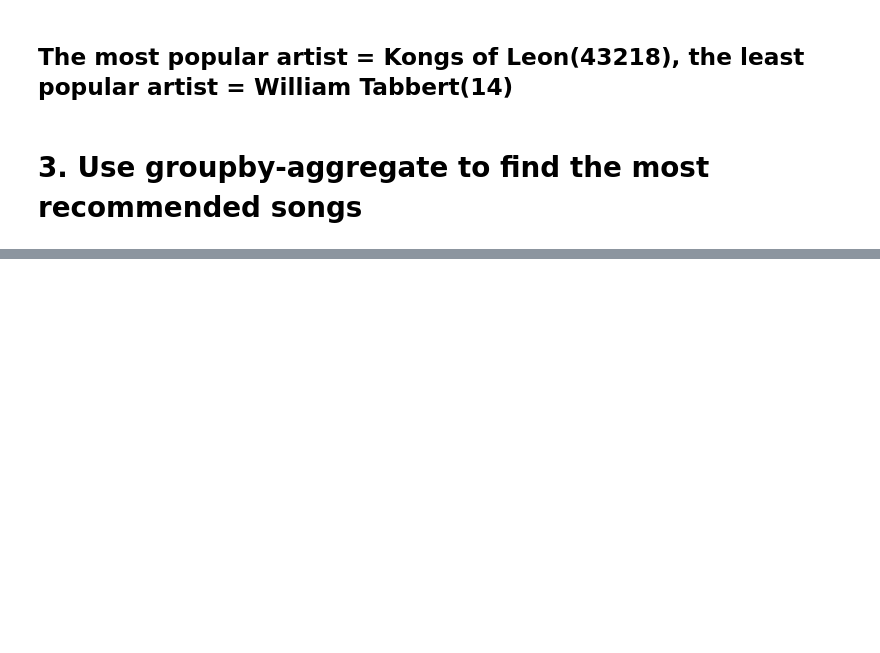
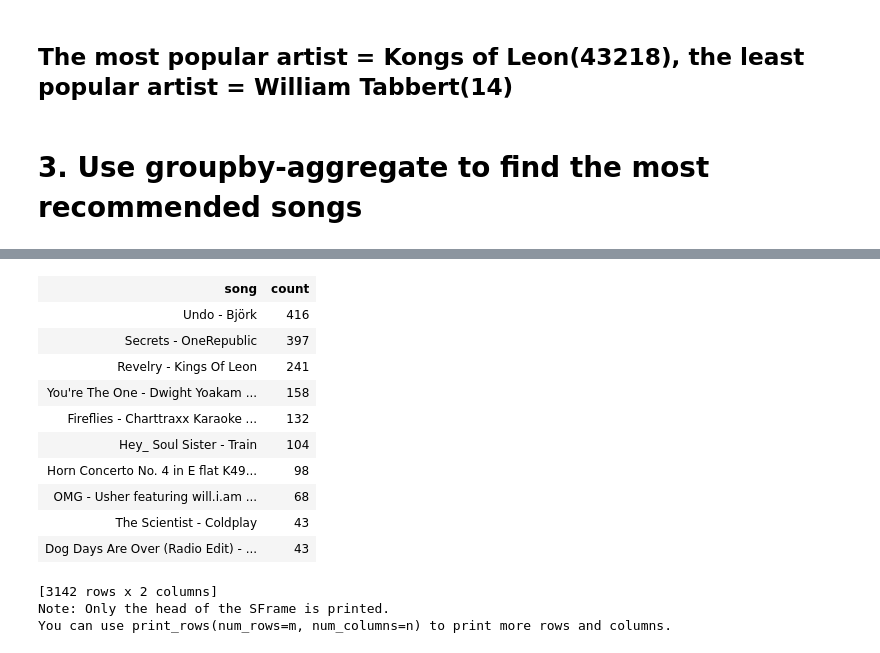
Before and after one commit to SYYoung/UW_MachineLearning, a Jupyter notebook: Course1/Week 5/Assg5.ipynb, the cells around one changed output, grey strips where cells are left out. Drawn from its saved outputs; the diff is of its cells as text; code cells hidden in the pictures; blank space fills up the shorter version.

```diff
--- a/Course1/Week 5/Assg5.ipynb
+++ b/Course1/Week 5/Assg5.ipynb
@@ -109,0 +136,20 @@ subset_test_users = test_data['user_id'].unique()[0:10000]
+# %%
+subset_recom_count = subset_recom.groupby(key_columns='song',
+                                          operations={'count':
+                                                      graphlab.aggregate.COUNT()})
+subset_recom_count.sort('count', ascending=False)
+# %% [output]
+| song | count |
+| Undo - Björk | 416 |
+| Secrets - OneRepublic | 397 |
+| Revelry - Kings Of Leon | 241 |
+| You're The One - Dwight Yoakam ... | 158 |
+| Fireflies - Charttraxx Karaoke ... | 132 |
+| Hey_ Soul Sister - Train | 104 |
+| Horn Concerto No. 4 in E flat K49... | 98 |
+| OMG - Usher featuring will.i.am ... | 68 |
+| The Scientist - Coldplay | 43 |
+| Dog Days Are Over (Radio Edit) - ... | 43 |
+[3142 rows x 2 columns]
+Note: Only the head of the SFrame is printed.
+You can use print_rows(num_rows=m, num_columns=n) to print more rows and columns.
```
Also changed, not shown: parts of 4 cells of this notebook.
